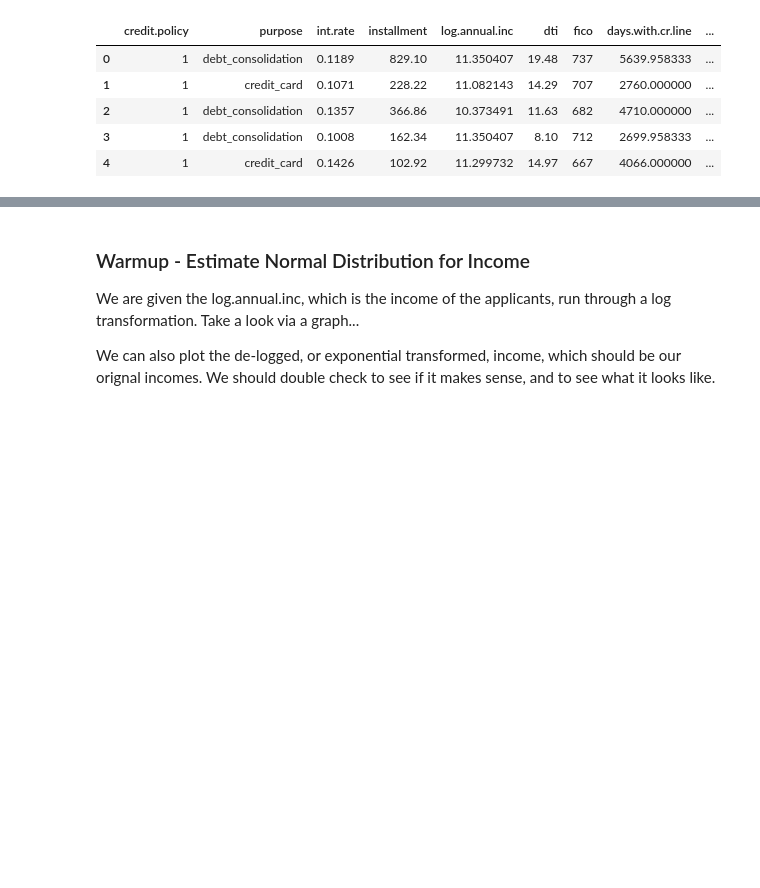
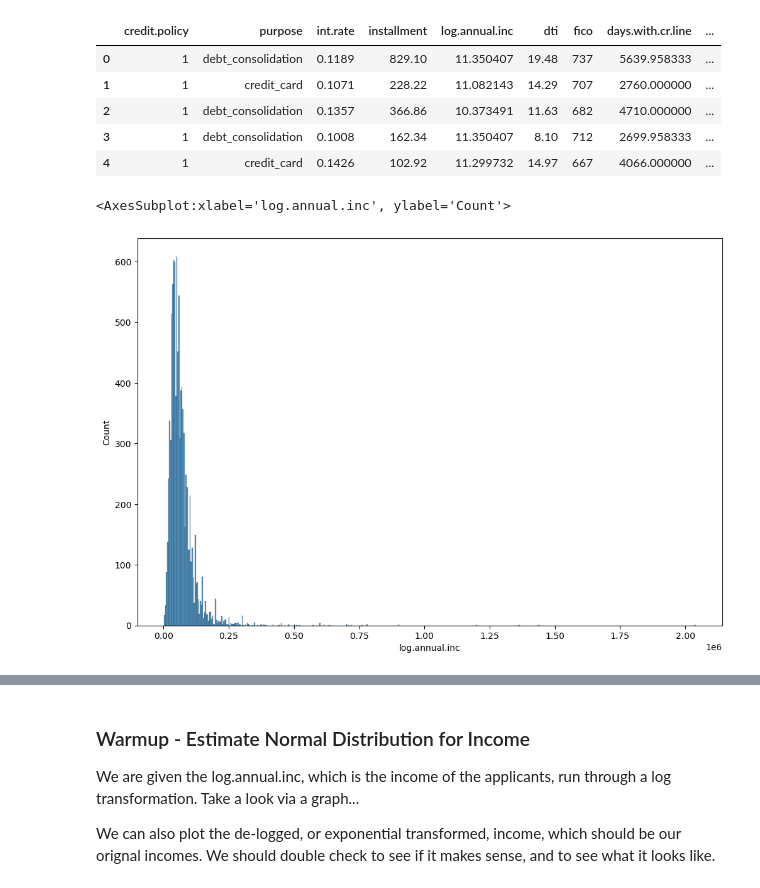
Before and after one commit to Nishaa95/Basic_Stats_in_Python_Student_Workbooks, a Jupyter notebook: 014_Estimation_Applications.ipynb, the cells around one changed output, grey strips where cells are left out. Drawn from its saved outputs; the diff is of its cells as text; code cells hidden in the pictures; blank space fills up the shorter version.

```diff
--- a/014_Estimation_Applications.ipynb
+++ b/014_Estimation_Applications.ipynb
@@ -66,6 +66,11 @@ df.head()
 | 2 | 1 | debt_consolidation | 0.1357 | 366.86 | 10.373491 | 11.63 | 682 | 4710.000000 | ... |
 | 3 | 1 | debt_consolidation | 0.1008 | 162.34 | 11.350407 | 8.10 | 712 | 2699.958333 | ... |
 | 4 | 1 | credit_card | 0.1426 | 102.92 | 11.299732 | 14.97 | 667 | 4066.000000 | ... |
+# %%
+sns.histplot(np.exp(df["log.annual.inc"]))
+# %% [output]
+<AxesSubplot:xlabel='log.annual.inc', ylabel='Count'>
+[figure, added]
 # %%
 df.describe()
 # %% [output]
```
Also changed, not shown: parts of 28 cells of this notebook, 2 other files.
